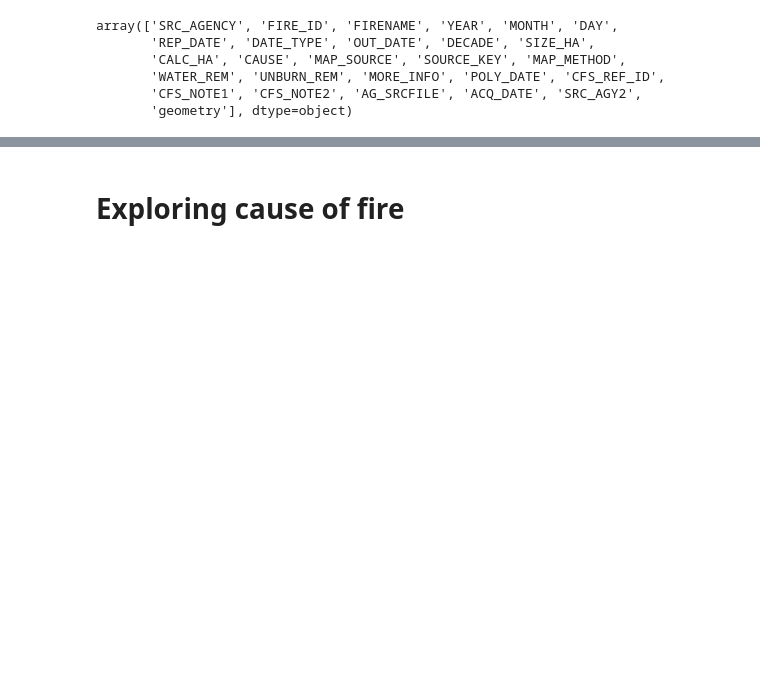
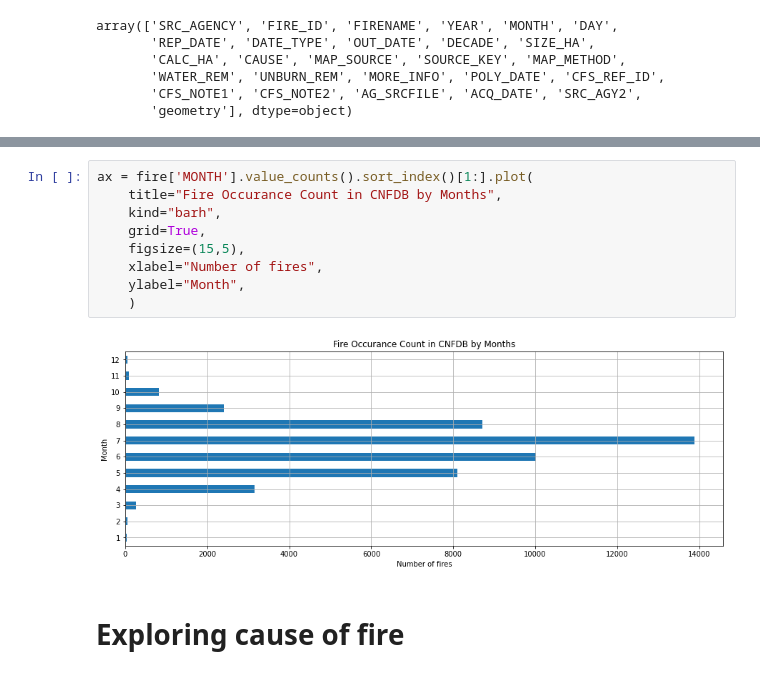
Before and after one commit to Forest-Fire-Research/fire, a Jupyter notebook: EDA_fire_initial_data.ipynb, the cells around one changed output, grey strips where cells are left out. Cells and saved outputs as stored; diff of their text form; blank space fills up the shorter version.

```diff
--- a/EDA_fire_initial_data.ipynb
+++ b/EDA_fire_initial_data.ipynb
@@ -36,2 +62,13 @@ array(['SRC_AGENCY', 'FIRE_ID', 'FIRENAME', 'YEAR', 'MONTH', 'DAY',
+# %%
+ax = fire['MONTH'].value_counts().sort_index()[1:].plot(
+    title="Fire Occurance Count in CNFDB by Months",
+    kind="barh",
+    grid=True,
+    figsize=(15,5),
+    xlabel="Number of fires",
+    ylabel="Month",
+    )
+# %% [output]
+[figure, added]
 # %% [markdown]
 # Exploring cause of fire
```
Also changed, not shown: parts of 9 cells of this notebook.
